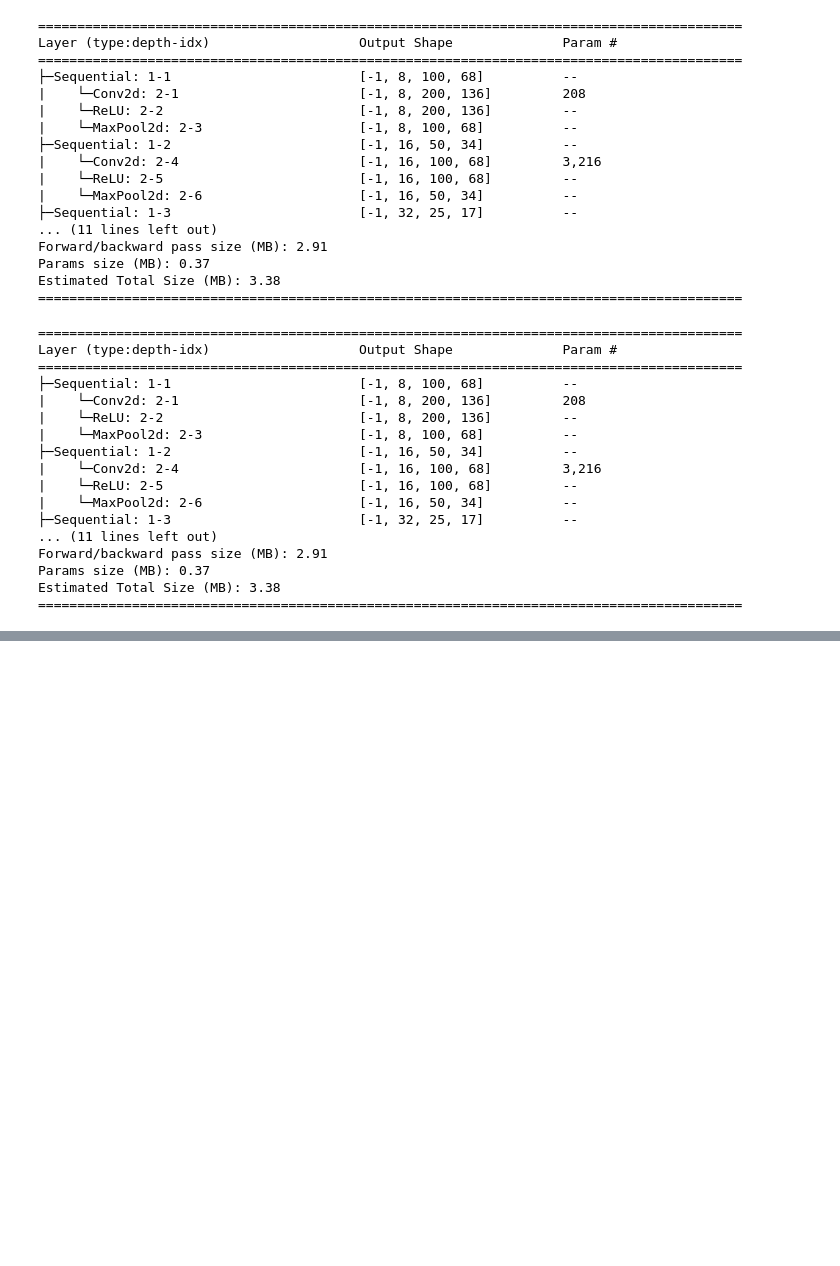
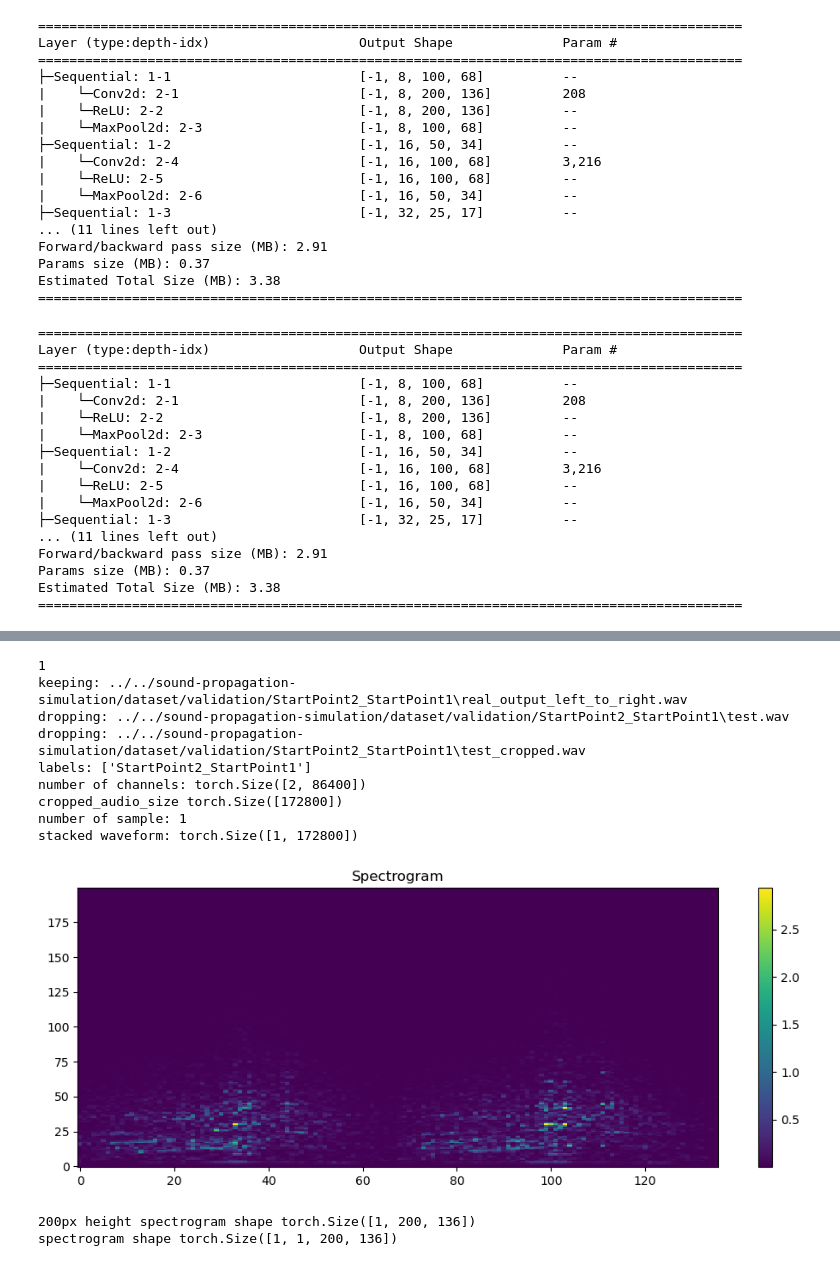
Before and after one commit to DoSomeWaffles/master_thesis, a Jupyter notebook: tools/sound-to-spectrogram/sound-source-classifier.ipynb, the cells around one changed output, grey strips where cells are left out. Drawn from its saved outputs; the diff is of its cells as text; code cells hidden in the pictures; blank space fills up the shorter version.

Commit message:
real data prediction

```diff
--- a/tools/sound-to-spectrogram/sound-source-classifier.ipynb
+++ b/tools/sound-to-spectrogram/sound-source-classifier.ipynb
@@ -422,0 +513,67 @@ AttributeError: 'list' object has no attribute 'shape'
+# %%
+validation_root = '../../sound-propagation-simulation/dataset/validation/'
+waveforms = []
+sample_rates = []
+labels_validation = []
+print(len(os.listdir(validation_root)))
+# Loop over the sub-folders in the root folder
+for folder in os.listdir(validation_root):
+    # Get the label from the folder name
+    label = folder
+    # Loop over the audio files in each sub-folder
+    for filename in glob.glob(os.path.join(validation_root, folder, '*.wav')):
+        try:
+            # Load an audio file as a tensor and its sample rate
+            waveform, sample_rate = torchaudio.load(filename)
+            # Append them to the lists
+            # drop mono waveforms
+            if waveform.shape[0] == 1:
+                print("dropping:",filename)
+                continue
+            print("keeping:",filename)
+            waveforms.append(waveform)
+            sample_rates.append(sample_rate)
+            labels_validation.append(label)
+        except Exception as e:
+            print(e)
+print("labels:",labels_validation)
+# crop every waveform to 86400 samples
+waveforms=[waveform[:,86400:2*86400] for waveform in waveforms]
+# print the number of channels
+print("number of channels:",waveforms[0].shape)
+waveform2 = crop_audio(waveforms)
+print("cropped_audio_size",waveform2[0].shape)
+# put the second channel after the first one
+print("number of sample:",len(waveform2))
+# stack
+waveform2 = torch.stack(waveform2)
+print("stacked waveform:",waveform2.shape)
+# log based spectrogram
+spectrograms = F.spectrogram(waveform2, pad=0, window=torch.hann_window(1000), n_fft=1000, hop_length=1280, win_length=1000, power=2.0, normalized=True)
+# crop the spectrograms to remove high frequencies
+spectrograms = spectrograms[:,:200, :]
+# plot the spectrogram (log scale)
+plt.figure(figsize=(10, 4))
+plt.imshow(spectrograms[0,:,:].numpy(), aspect='auto', origin='lower', interpolation='none')
+plt.colorbar()
+plt.title('Spectrogram')
+plt.tight_layout()
+plt.show()
+
+print("200px height spectrogram shape",spectrograms.shape)
+spectrograms = spectrograms.unsqueeze(1)
+print("spectrogram shape",spectrograms.shape)
+# predict the class of the loaded spectrogram
+# %% [output]
+1
+keeping: ../../sound-propagation-simulation/dataset/validation/StartPoint2_StartPoint1\real_output_left_to_right.wav
+dropping: ../../sound-propagation-simulation/dataset/validation/StartPoint2_StartPoint1\test.wav
+dropping: ../../sound-propagation-simulation/dataset/validation/StartPoint2_StartPoint1\test_cropped.wav
+labels: ['StartPoint2_StartPoint1']
+number of channels: torch.Size([2, 86400])
+cropped_audio_size torch.Size([172800])
+number of sample: 1
+stacked waveform: torch.Size([1, 172800])
+[figure, added]
+200px height spectrogram shape torch.Size([1, 200, 136])
+spectrogram shape torch.Size([1, 1, 200, 136])
```
Also changed, not shown: parts of 13 cells of this notebook, 13 other files.
